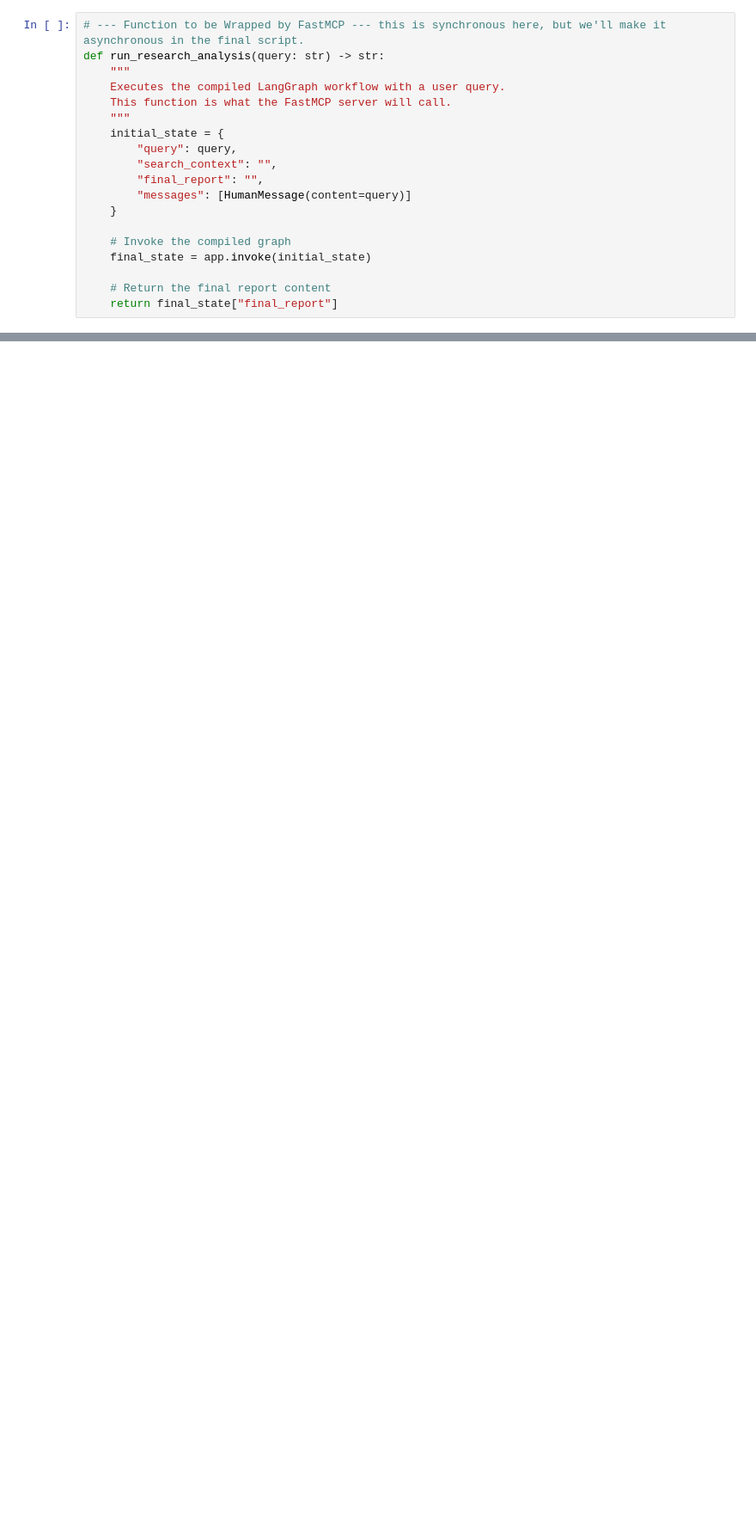
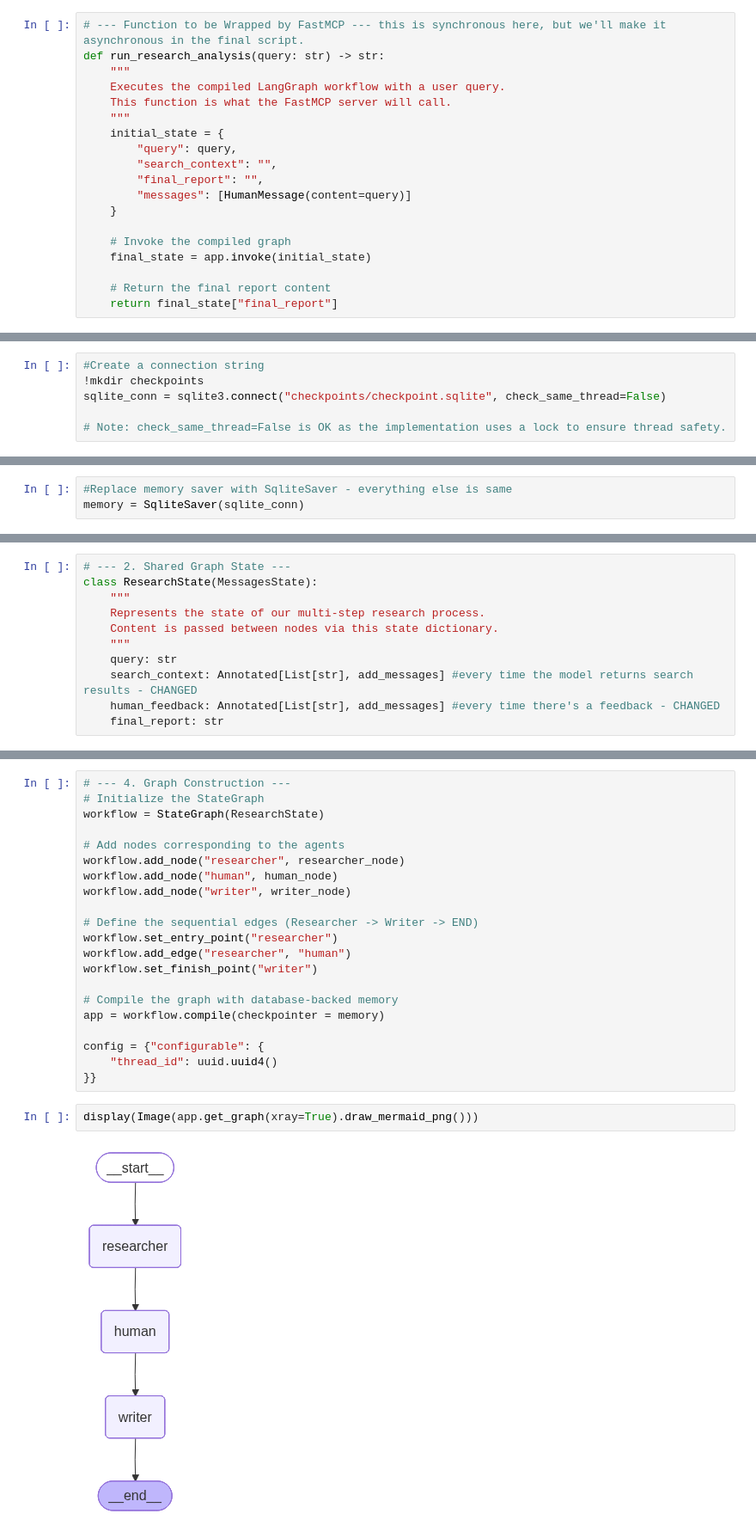
Before and after one commit to truefoundry/agentic-ai-deployment-cookbook, a Jupyter notebook: src/agents/langgraph/notebooks/research_report_generation_langgraph.ipynb, the cells around one changed output, grey strips where cells are left out. Shown: that part at 86% size. Saved outputs shown, nothing was run; the diff lists cells and outputs as text; blank space fills up the shorter version.

```diff
--- a/src/agents/langgraph/notebooks/research_report_generation_langgraph.ipynb
+++ b/src/agents/langgraph/notebooks/research_report_generation_langgraph.ipynb
@@ -228,0 +412,6 @@ These developments represent a critical stage in the evolution of quantum comput
+# %%
+#Create a connection string
+!mkdir checkpoints
+sqlite_conn = sqlite3.connect("checkpoints/checkpoint.sqlite", check_same_thread=False)
+
+# Note: check_same_thread=False is OK as the implementation uses a lock to ensure thread safety.
@@ -228,0 +420,3 @@ These developments represent a critical stage in the evolution of quantum comput
+# %%
+#Replace memory saver with SqliteSaver - everything else is same
+memory = SqliteSaver(sqlite_conn)
@@ -228,0 +425,11 @@ These developments represent a critical stage in the evolution of quantum comput
+# %%
+# --- 2. Shared Graph State ---
+class ResearchState(MessagesState):
+    """
+    Represents the state of our multi-step research process.
+    Content is passed between nodes via this state dictionary.
+    """
+    query: str
+    search_context: Annotated[List[str], add_messages] #every time the model returns search results - CHANGED
+    human_feedback: Annotated[List[str], add_messages] #every time there's a feedback - CHANGED
+    final_report: str
@@ -228,0 +566,25 @@ These developments represent a critical stage in the evolution of quantum comput
+# %%
+# --- 4. Graph Construction ---
+# Initialize the StateGraph
+workflow = StateGraph(ResearchState)
+
+# Add nodes corresponding to the agents
+workflow.add_node("researcher", researcher_node)
+workflow.add_node("human", human_node)
+workflow.add_node("writer", writer_node)
+
+# Define the sequential edges (Researcher -> Writer -> END)
+workflow.set_entry_point("researcher")
+workflow.add_edge("researcher", "human")
+workflow.set_finish_point("writer")
+
+# Compile the graph with database-backed memory
+app = workflow.compile(checkpointer = memory)
+
+config = {"configurable": {
+    "thread_id": uuid.uuid4()
+}}
+# %%
+display(Image(app.get_graph(xray=True).draw_mermaid_png()))
+# %% [output]
+[figure, added]
```
Also changed, not shown: parts of 58 cells of this notebook, 10 other files.
